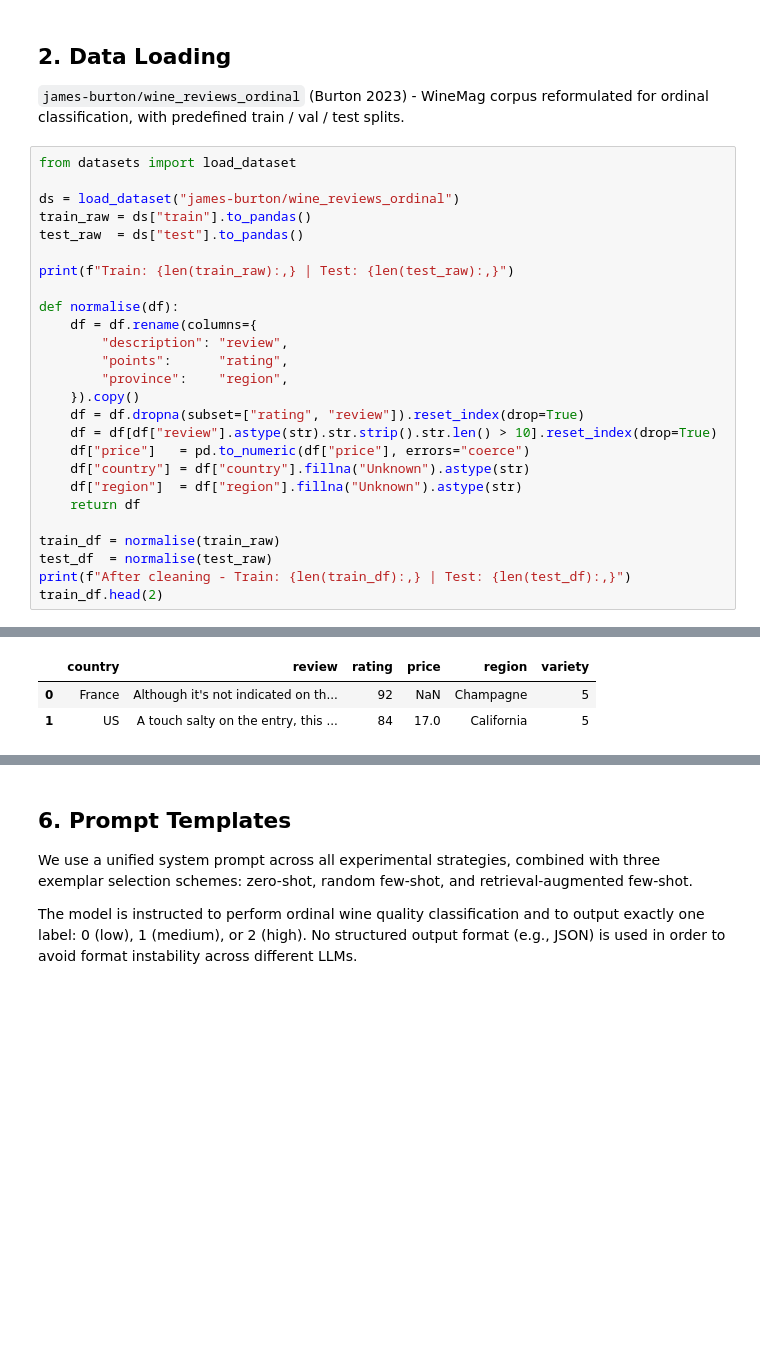
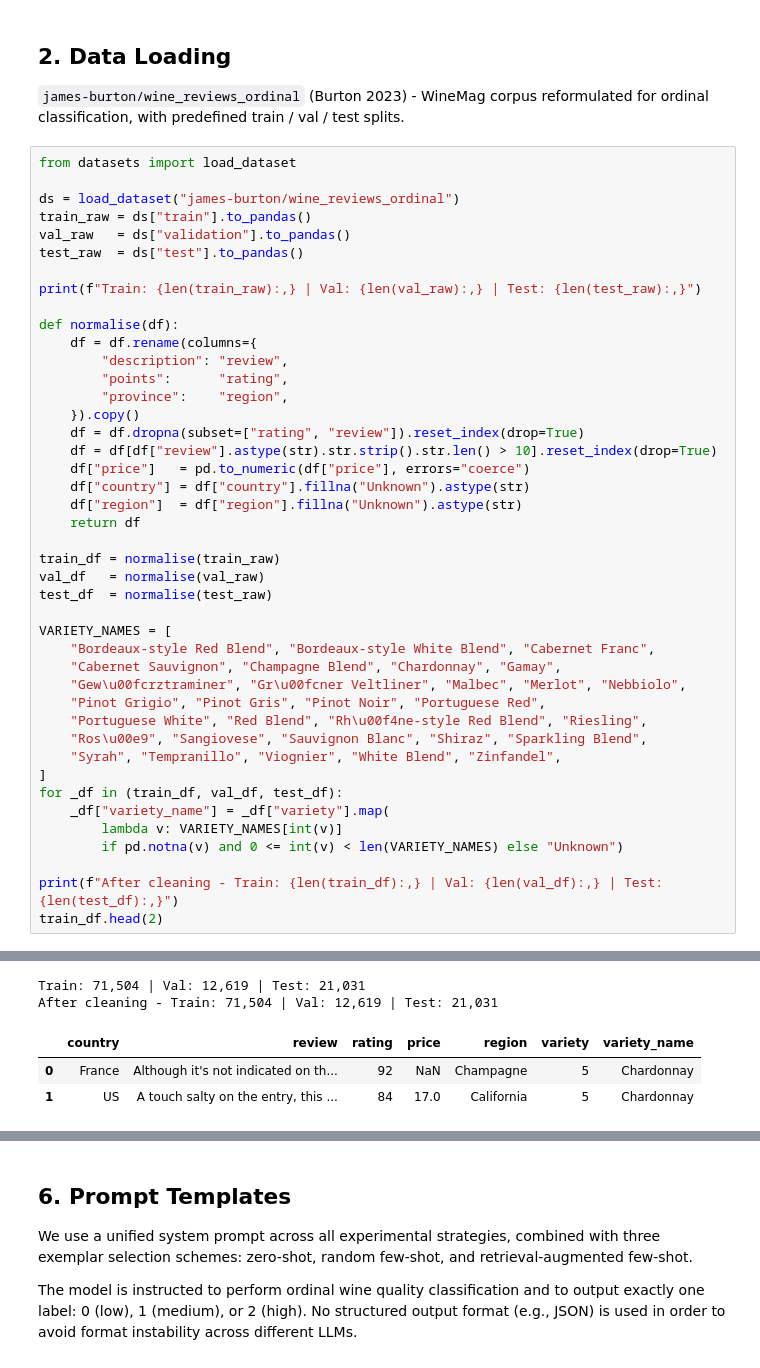
Before and after one commit to Pletea-Marinescu-Valentin/Wine-Quality, a Jupyter notebook: wine_llm_comparison.ipynb, the cells around one changed output, grey strips where cells are left out. Saved outputs shown, nothing was run; the diff lists cells and outputs as text; blank space fills up the shorter version.

```diff
--- a/wine_llm_comparison.ipynb
+++ b/wine_llm_comparison.ipynb
@@ -107,9 +123,10 @@ from datasets import load_dataset
 
 ds = load_dataset("james-burton/wine_reviews_ordinal")
 train_raw = ds["train"].to_pandas()
+val_raw   = ds["validation"].to_pandas()
 test_raw  = ds["test"].to_pandas()
 
-print(f"Train: {len(train_raw):,} | Test: {len(test_raw):,}")
+print(f"Train: {len(train_raw):,} | Val: {len(val_raw):,} | Test: {len(test_raw):,}")
 
 def normalise(df):
     df = df.rename(columns={
@@ -125,7 +142,23 @@ def normalise(df):
     return df
 
 train_df = normalise(train_raw)
+val_df   = normalise(val_raw)
 test_df  = normalise(test_raw)
-print(f"After cleaning - Train: {len(train_df):,} | Test: {len(test_df):,}")
+
+VARIETY_NAMES = [
+    "Bordeaux-style Red Blend", "Bordeaux-style White Blend", "Cabernet Franc",
+    "Cabernet Sauvignon", "Champagne Blend", "Chardonnay", "Gamay",
+    "Gew\u00fcrztraminer", "Gr\u00fcner Veltliner", "Malbec", "Merlot", "Nebbiolo",
+    "Pinot Grigio", "Pinot Gris", "Pinot Noir", "Portuguese Red",
+    "Portuguese White", "Red Blend", "Rh\u00f4ne-style Red Blend", "Riesling",
+    "Ros\u00e9", "Sangiovese", "Sauvignon Blanc", "Shiraz", "Sparkling Blend",
+    "Syrah", "Tempranillo", "Viognier", "White Blend", "Zinfandel",
+]
+for _df in (train_df, val_df, test_df):
+    _df["variety_name"] = _df["variety"].map(
+        lambda v: VARIETY_NAMES[int(v)]
+        if pd.notna(v) and 0 <= int(v) < len(VARIETY_NAMES) else "Unknown")
+
+print(f"After cleaning - Train: {len(train_df):,} | Val: {len(val_df):,} | Test: {len(test_df):,}")
 train_df.head(2)
 # %% [output]
@@ -134,4 +166,6 @@ After cleaning - Train: 71,504 | Test: 21,031
+Train: 71,504 | Val: 12,619 | Test: 21,031
+After cleaning - Train: 71,504 | Val: 12,619 | Test: 21,031
-|  | country | review | rating | price | region | variety |
-| 0 | France | Although it's not indicated on th... | 92 | NaN | Champagne | 5 |
-| 1 | US | A touch salty on the entry, this ... | 84 | 17.0 | California | 5 |
+|  | country | review | rating | price | region | variety | variety_name |
+| 0 | France | Although it's not indicated on th... | 92 | NaN | Champagne | 5 | Chardonnay |
+| 1 | US | A touch salty on the entry, this ... | 84 | 17.0 | California | 5 | Chardonnay |
 # %% [markdown]
```
Also changed, not shown: parts of 32 cells of this notebook.
